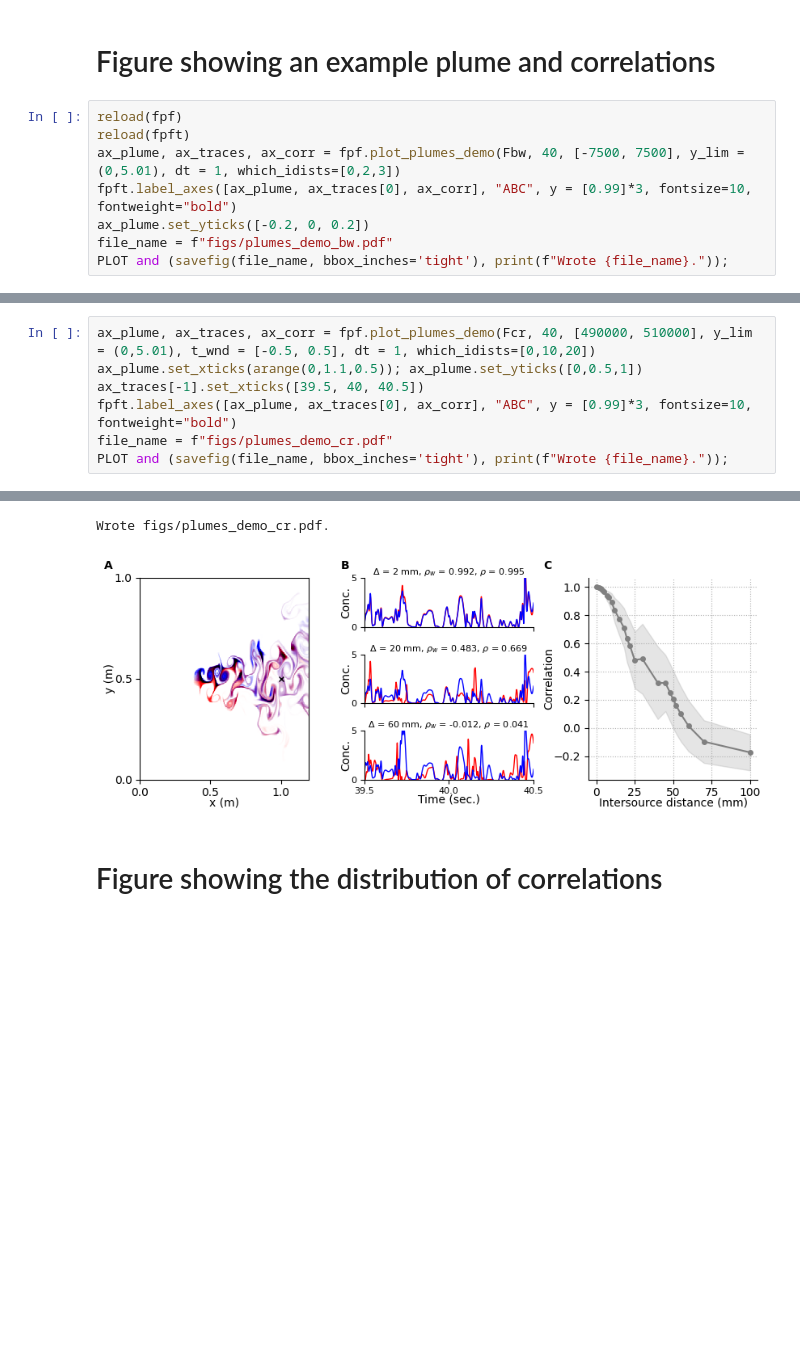
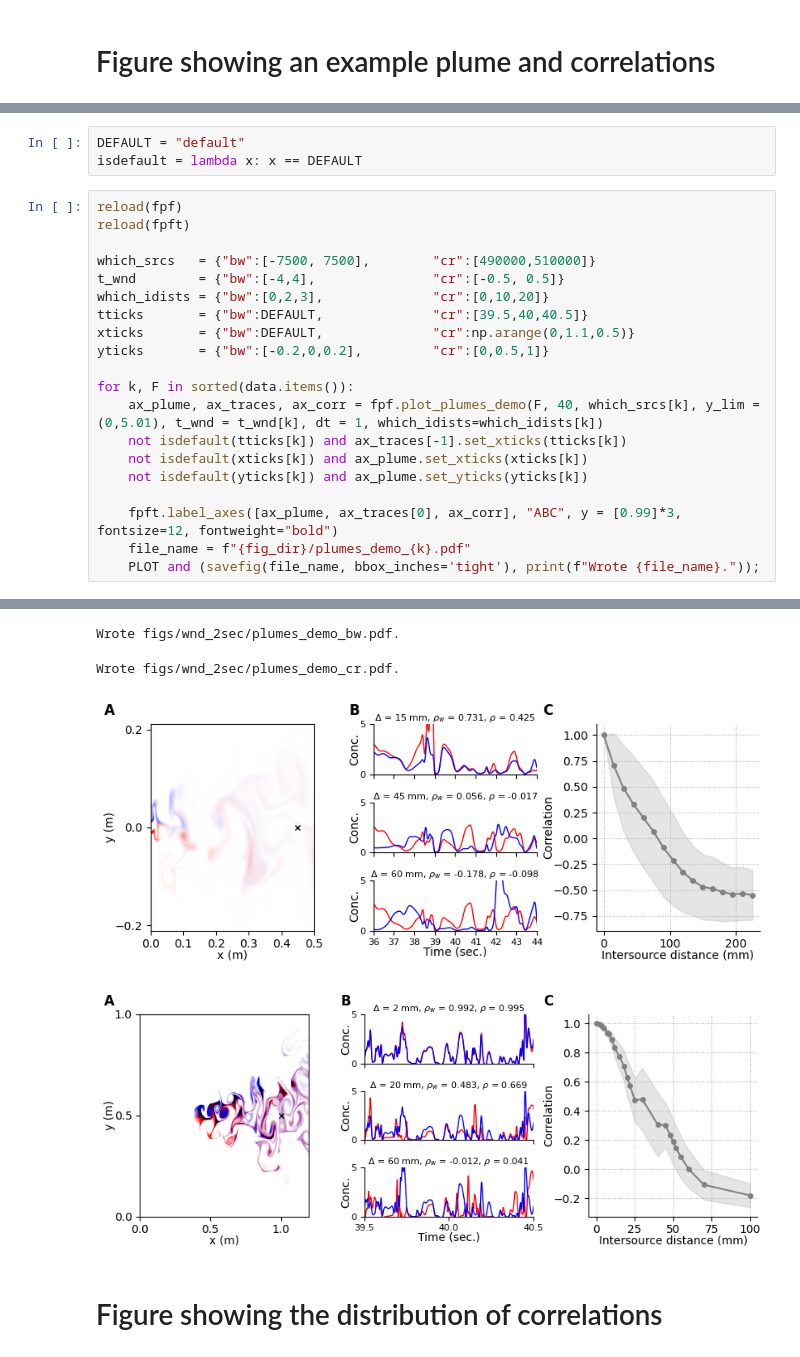
Before and after one commit to stootoon/fisher-plumes, a Jupyter notebook: make_figs.ipynb, the cells around one changed output, grey strips where cells are left out. Drawn from its saved outputs; the diff is of its cells as text; blank space fills up the shorter version.

```diff
--- a/make_figs.ipynb
+++ b/make_figs.ipynb
@@ -92,10 +125,2 @@ bw
 # %% [markdown]
 # Figure showing an example plume and correlations
-# %%
-reload(fpf)
-reload(fpft)
-ax_plume, ax_traces, ax_corr = fpf.plot_plumes_demo(Fbw, 40, [-7500, 7500], y_lim = (0,5.01), dt = 1, which_idists=[0,2,3])
-fpft.label_axes([ax_plume, ax_traces[0], ax_corr], "ABC", y = [0.99]*3, fontsize=10, fontweight="bold")
-ax_plume.set_yticks([-0.2, 0, 0.2])
-file_name = f"figs/plumes_demo_bw.pdf"
-PLOT and (savefig(file_name, bbox_inches='tight'), print(f"Wrote {file_name}."));
@@ -121,8 +127,24 @@ Wrote figs/plumes_demo_bw.pdf.
+# %%
+DEFAULT = "default"
+isdefault = lambda x: x == DEFAULT
 # %%
-ax_plume, ax_traces, ax_corr = fpf.plot_plumes_demo(Fcr, 40, [490000, 510000], y_lim = (0,5.01), t_wnd = [-0.5, 0.5], dt = 1, which_idists=[0,10,20])
-ax_plume.set_xticks(arange(0,1.1,0.5)); ax_plume.set_yticks([0,0.5,1])
-ax_traces[-1].set_xticks([39.5, 40, 40.5])
-fpft.label_axes([ax_plume, ax_traces[0], ax_corr], "ABC", y = [0.99]*3, fontsize=10, fontweight="bold")
-file_name = f"figs/plumes_demo_cr.pdf"
-PLOT and (savefig(file_name, bbox_inches='tight'), print(f"Wrote {file_name}."));
+reload(fpf)
+reload(fpft)
+
+which_srcs   = {"bw":[-7500, 7500],        "cr":[490000,510000]}
+t_wnd        = {"bw":[-4,4],               "cr":[-0.5, 0.5]}
+which_idists = {"bw":[0,2,3],              "cr":[0,10,20]}
+tticks       = {"bw":DEFAULT,              "cr":[39.5,40,40.5]}
+xticks       = {"bw":DEFAULT,              "cr":np.arange(0,1.1,0.5)}
+yticks       = {"bw":[-0.2,0,0.2],         "cr":[0,0.5,1]}
+
+for k, F in sorted(data.items()):
+    ax_plume, ax_traces, ax_corr = fpf.plot_plumes_demo(F, 40, which_srcs[k], y_lim = (0,5.01), t_wnd = t_wnd[k], dt = 1, which_idists=which_idists[k])
+    not isdefault(tticks[k]) and ax_traces[-1].set_xticks(tticks[k])
+    not isdefault(xticks[k]) and ax_plume.set_xticks(xticks[k])
+    not isdefault(yticks[k]) and ax_plume.set_yticks(yticks[k])
+
+    fpft.label_axes([ax_plume, ax_traces[0], ax_corr], "ABC", y = [0.99]*3, fontsize=12, fontweight="bold")
+    file_name = f"{fig_dir}/plumes_demo_{k}.pdf"
+    PLOT and (savefig(file_name, bbox_inches='tight'), print(f"Wrote {file_name}."));
 # %% [output]
@@ -140,6 +167,8 @@ INFO:crick:Loading fld='S1' at t=40 from full_file='./data/y495_S1_t40.p'.
 WARNING:matplotlib.image:Clipping input data to the valid range for imshow with RGB data ([0..1] for floats or [0..255] for integers).
-Wrote figs/plumes_demo_cr.pdf.
+Wrote figs/wnd_2sec/plumes_demo_bw.pdf.
+Wrote figs/wnd_2sec/plumes_demo_cr.pdf.
-[figure, old version]
+[figure, new version]
+[figure, added]
 # %% [markdown]
 # Figure showing the distribution of correlations
 # %%
```
Also changed, not shown: parts of 11 cells of this notebook.
